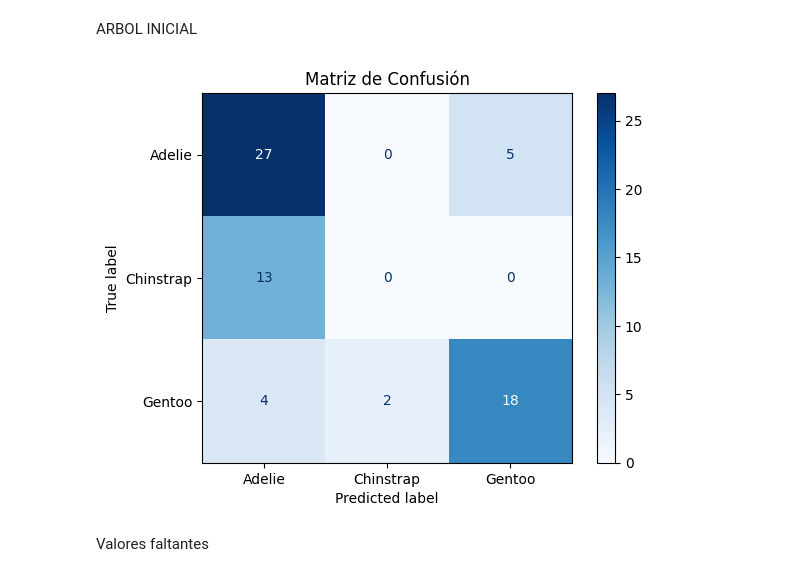
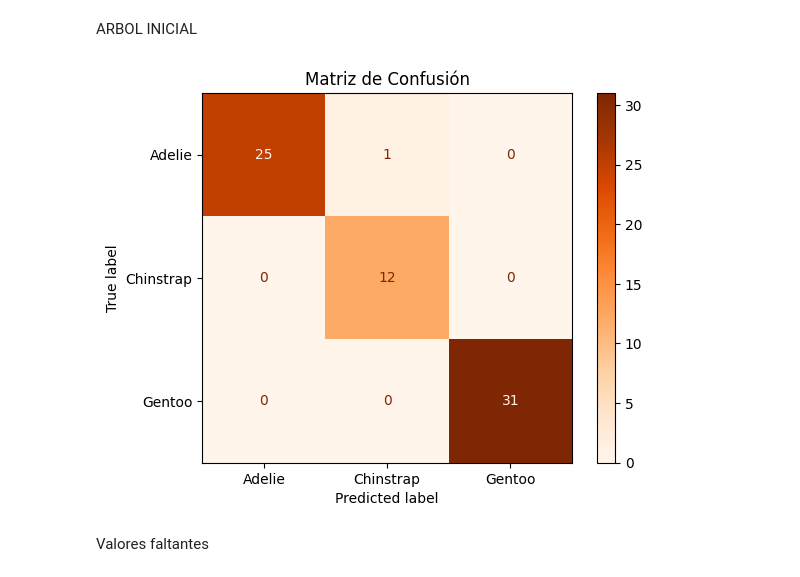
Before and after one commit to Francisco-Javier-Fabian/laboratorio_pinguinos, a Jupyter notebook: pinguinos.ipynb, the cells around one changed output. Saved outputs shown, nothing was run; the diff lists cells and outputs as text; code cells hidden in the pictures.

```diff
--- a/pinguinos.ipynb
+++ b/pinguinos.ipynb
@@ -72,37 +68,37 @@ import seaborn as sns
 import matplotlib.pyplot as plt
 
 from sklearn.model_selection import train_test_split
 from sklearn.tree import DecisionTreeClassifier
 from sklearn.metrics import confusion_matrix, ConfusionMatrixDisplay
 
 df = dataset
 
-#X = df[["bill_length_mm", "bill_depth_mm", "flipper_length_mm", "body_mass_g"]]
-X = df[[ "year", "body_mass_g"]]
+X = df[["bill_length_mm", "flipper_length_mm", "bill_depth_mm"]]
+#X = df[[ "year", "body_mass_g"]]
 
 y = df["species"]
 
 # Train/Test   vemos despues aqui8 defino cuiando uso para entrenar y cuanto uso para testear
 # random state es la semilla usen siempre la misma
 X_train, X_test, y_train, y_test = train_test_split(X, y, test_size=0.2, random_state=2005)
 
 #  Modelo
 modelo = DecisionTreeClassifier(max_depth=3)
 modelo.fit(X_train, y_train) # entreno
 
 # Predicción
 y_pred = modelo.predict(X_test)
 
 #  Matriz de confusión
 cm = confusion_matrix(y_test, y_pred)
 
 #  Visualización
 disp = ConfusionMatrixDisplay(confusion_matrix=cm, display_labels=modelo.classes_)
-disp.plot(cmap="Blues")
+disp.plot(cmap="Oranges")
 plt.title("Matriz de Confusión")
 plt.show()
 # %% [output]
-[figure, old version]
+[figure, new version]
 # %% [markdown]
 Valores faltantes
 # %%
```
Also changed, not shown: parts of 7 cells of this notebook.
